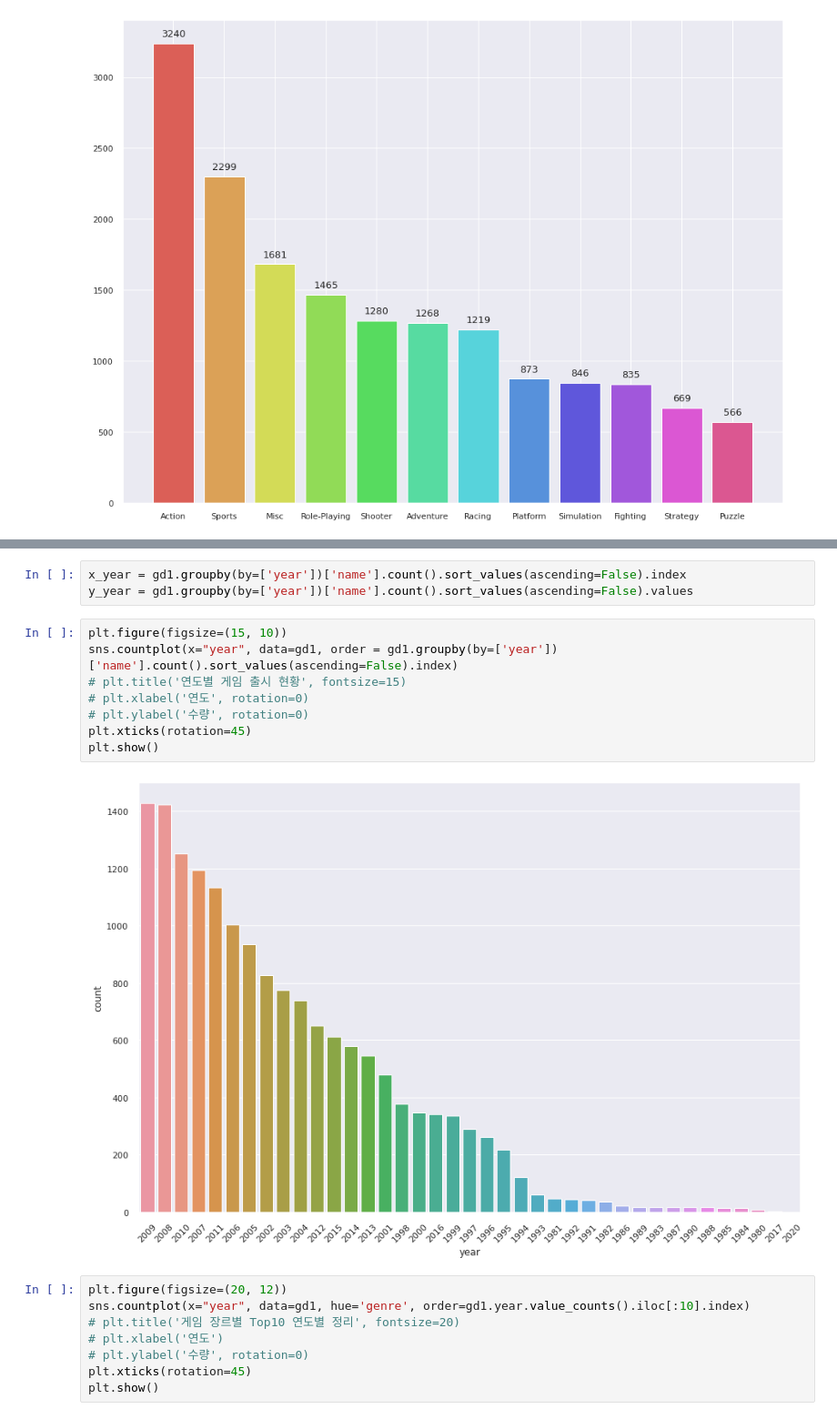
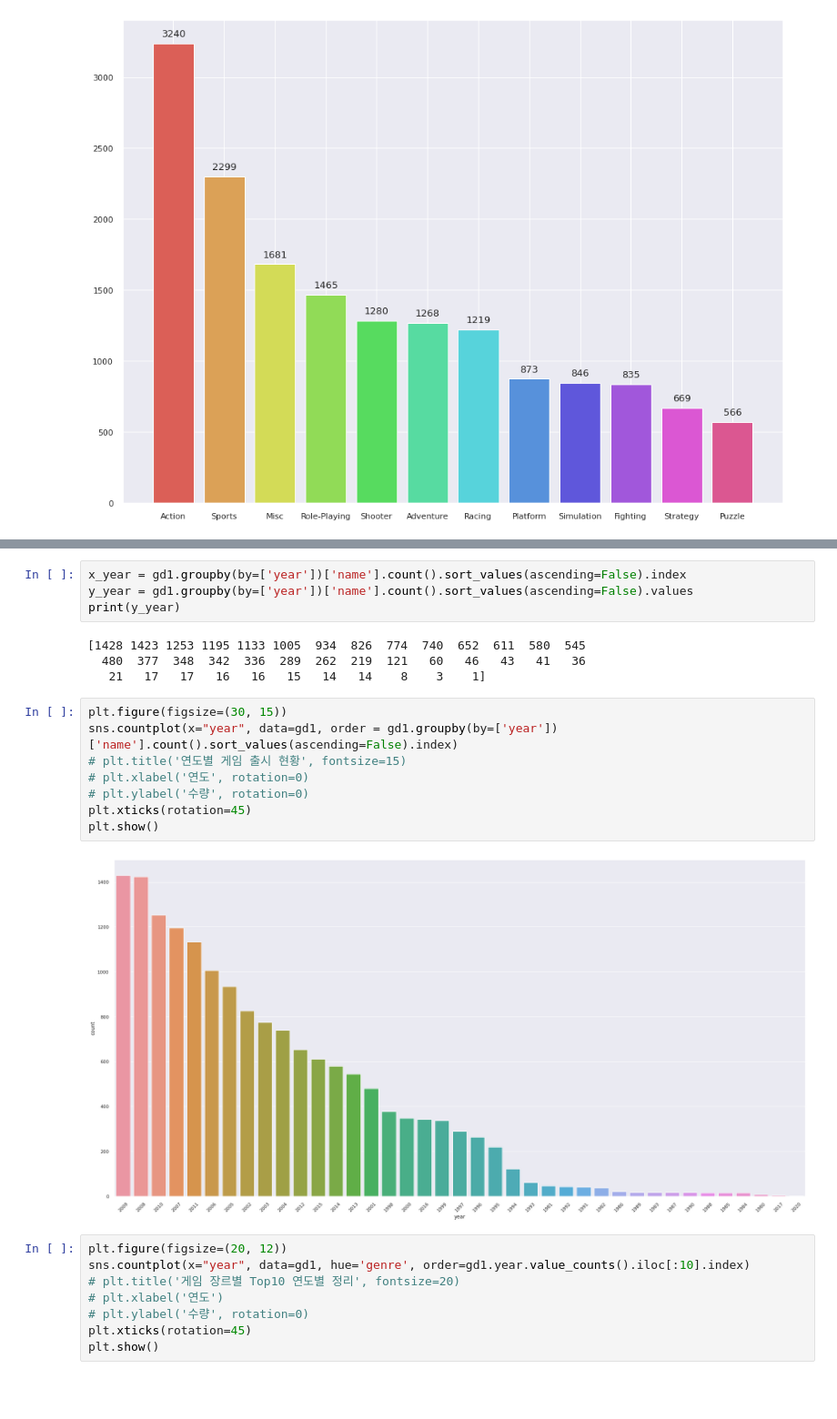
Before and after one commit to sungjin-kim-data/vgames2_data, a Jupyter notebook: vgames2_data.ipynb, the cells around one changed output, grey strips where cells are left out. Shown at 91% size. Drawn from its saved outputs; the diff is of its cells as text; blank space fills up the shorter version.

```diff
--- a/vgames2_data.ipynb
+++ b/vgames2_data.ipynb
@@ -623,16 +623,21 @@ plt.show()
 # %%
 x_year = gd1.groupby(by=['year'])['name'].count().sort_values(ascending=False).index
 y_year = gd1.groupby(by=['year'])['name'].count().sort_values(ascending=False).values
+print(y_year)
+# %% [output]
+[1428 1423 1253 1195 1133 1005  934  826  774  740  652  611  580  545
+  480  377  348  342  336  289  262  219  121   60   46   43   41   36
+   21   17   17   16   16   15   14   14    8    3    1]
 # %%
-plt.figure(figsize=(15, 10))
+plt.figure(figsize=(30, 15))
 sns.countplot(x="year", data=gd1, order = gd1.groupby(by=['year'])['name'].count().sort_values(ascending=False).index)
 # plt.title('연도별 게임 출시 현황', fontsize=15)
 # plt.xlabel('연도', rotation=0)
 # plt.ylabel('수량', rotation=0)
 plt.xticks(rotation=45)
 plt.show()
 # %% [output]
-[figure, old version]
+[figure, new version]
 # %%
 plt.figure(figsize=(20, 12))
 sns.countplot(x="year", data=gd1, hue='genre', order=gd1.year.value_counts().iloc[:10].index)
```
Also changed, not shown: parts of 17 cells of this notebook.
